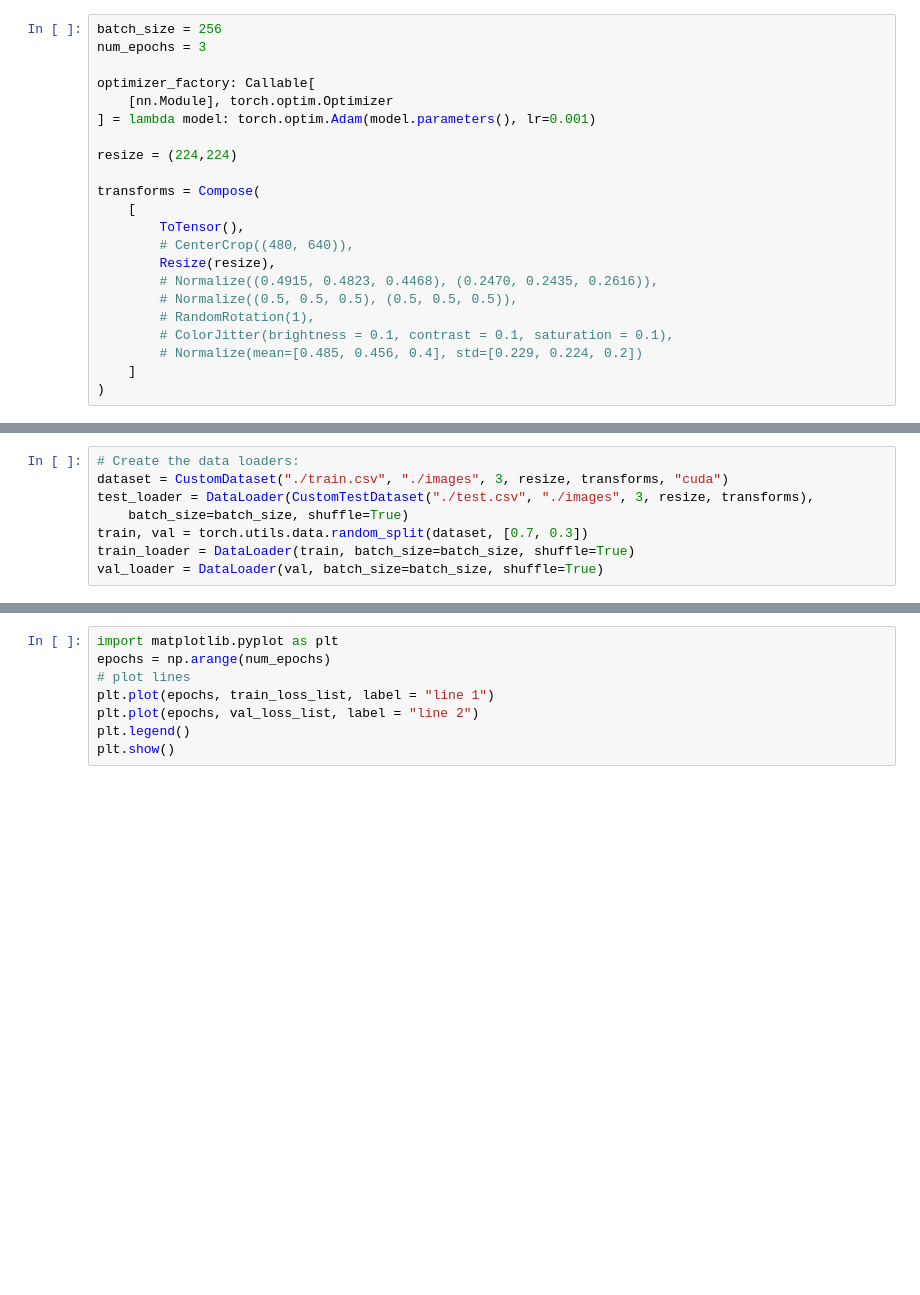
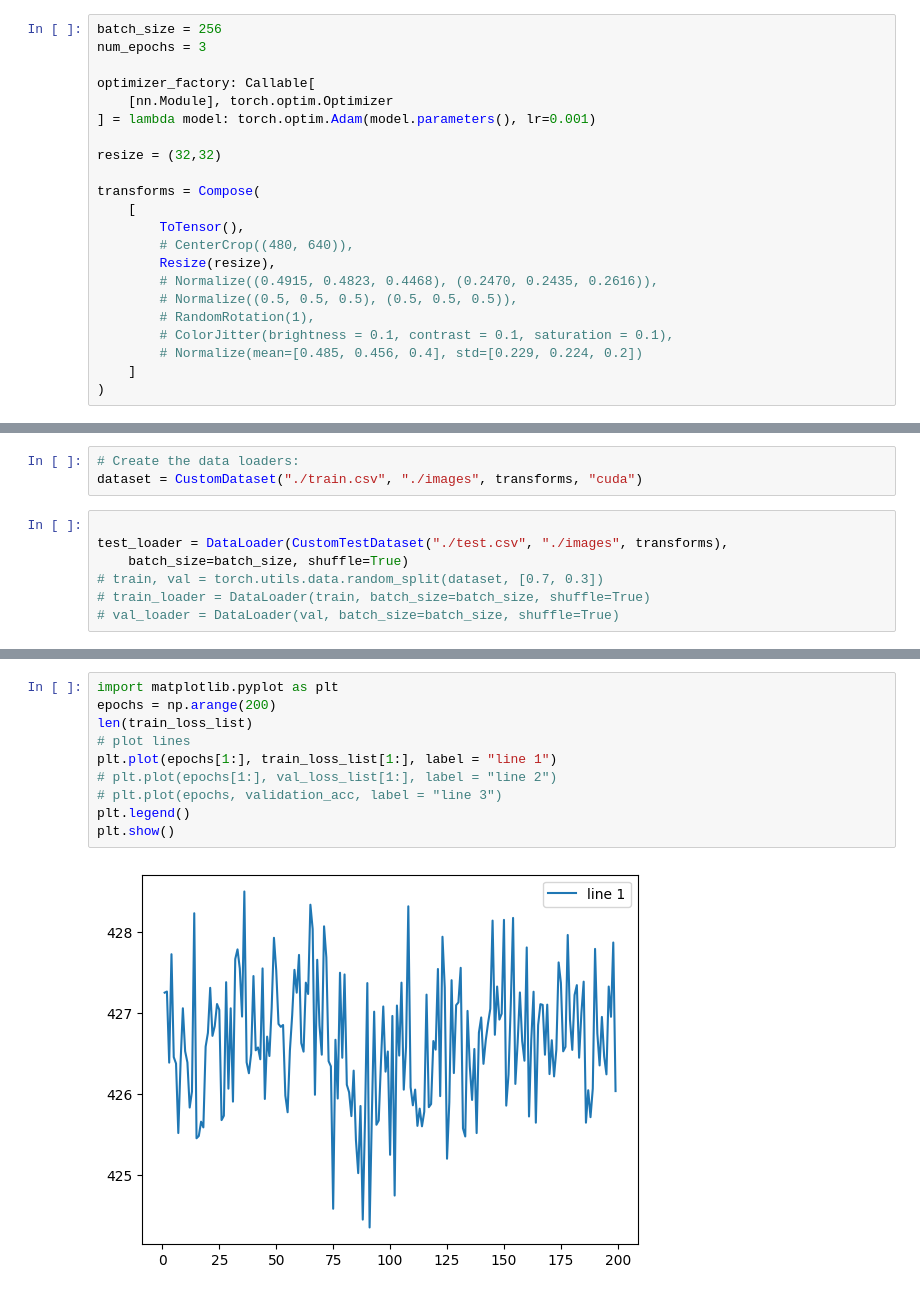
Before and after one commit to Anisha-Singrodia/early-detection-of-3d-printing-issues, a Jupyter notebook: main.ipynb, the cells around one changed output, grey strips where cells are left out. Drawn from its saved outputs; the diff is of its cells as text; blank space fills up the shorter version.

```diff
--- a/main.ipynb
+++ b/main.ipynb
@@ -27,7 +26,7 @@ optimizer_factory: Callable[
     [nn.Module], torch.optim.Optimizer
 ] = lambda model: torch.optim.Adam(model.parameters(), lr=0.001)
 
-resize = (224,224)
+resize = (32,32)
 
 transforms = Compose(
     [
@@ -121,9 +103,11 @@ class CustomTestDataset(torch.utils.data.Dataset):
         return img_tensor
+# %%
+# Create the data loaders:
+dataset = CustomDataset("./train.csv", "./images", transforms, "cuda")
 # %%
-# Create the data loaders:
-dataset = CustomDataset("./train.csv", "./images", 3, resize, transforms, "cuda")
-test_loader = DataLoader(CustomTestDataset("./test.csv", "./images", 3, resize, transforms),
+
+test_loader = DataLoader(CustomTestDataset("./test.csv", "./images", transforms),
     batch_size=batch_size, shuffle=True)
-train, val = torch.utils.data.random_split(dataset, [0.7, 0.3])
-train_loader = DataLoader(train, batch_size=batch_size, shuffle=True)
-val_loader = DataLoader(val, batch_size=batch_size, shuffle=True)
+# train, val = torch.utils.data.random_split(dataset, [0.7, 0.3])
+# train_loader = DataLoader(train, batch_size=batch_size, shuffle=True)
+# val_loader = DataLoader(val, batch_size=batch_size, shuffle=True)
@@ -211,11 +317,15 @@ pred = np.hstack((pred, predictions.cpu()))
 # %%
 import matplotlib.pyplot as plt
-epochs = np.arange(num_epochs)
+epochs = np.arange(200)
+len(train_loss_list)
 # plot lines
-plt.plot(epochs, train_loss_list, label = "line 1")
-plt.plot(epochs, val_loss_list, label = "line 2")
+plt.plot(epochs[1:], train_loss_list[1:], label = "line 1")
+# plt.plot(epochs[1:], val_loss_list[1:], label = "line 2")
+# plt.plot(epochs, validation_acc, label = "line 3")
 plt.legend()
 plt.show()
+# %% [output]
+[figure, added]
 # %%
 toc = time.time()
 print(
```
Also changed, not shown: parts of 18 cells of this notebook, 7 other files.
